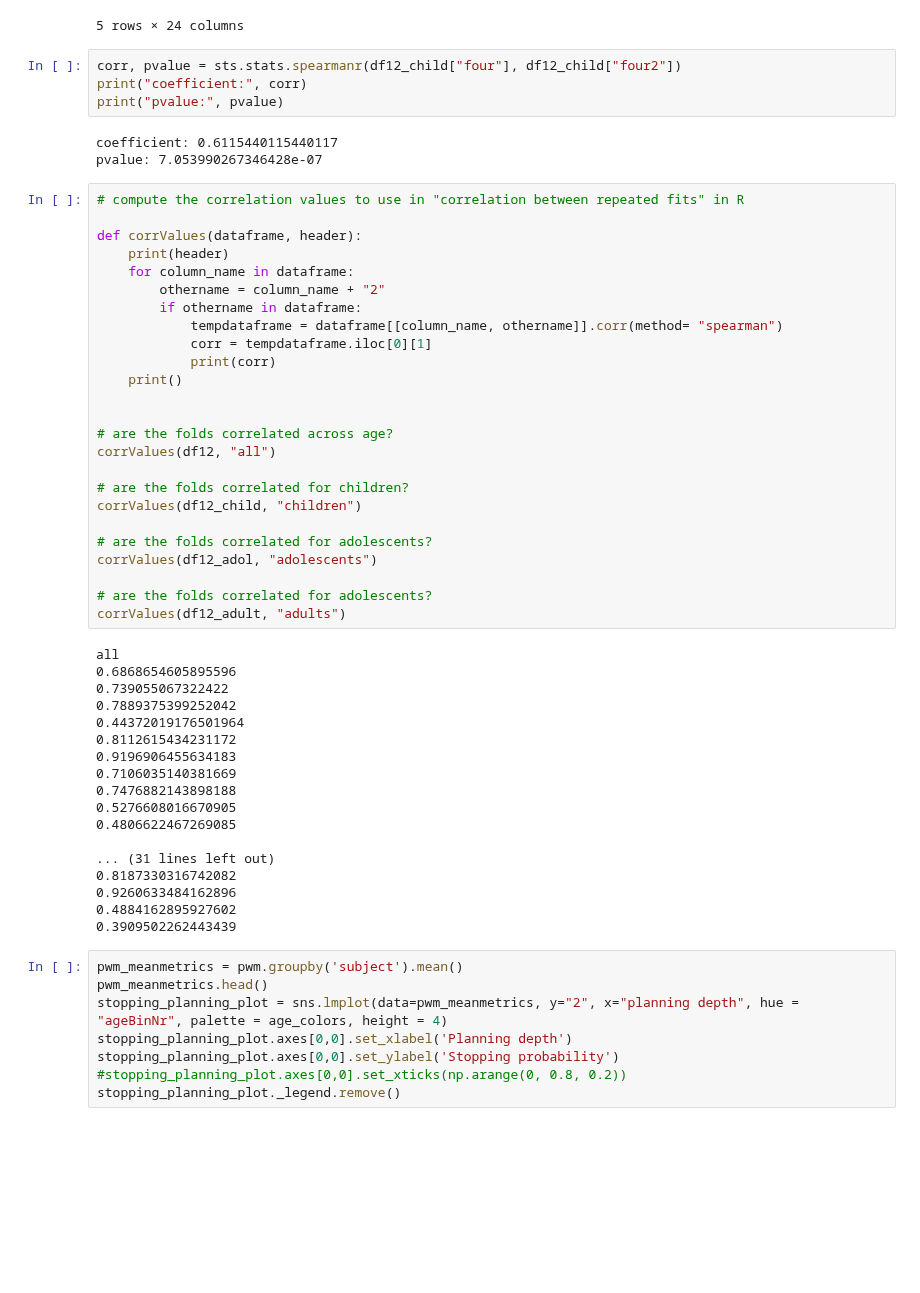
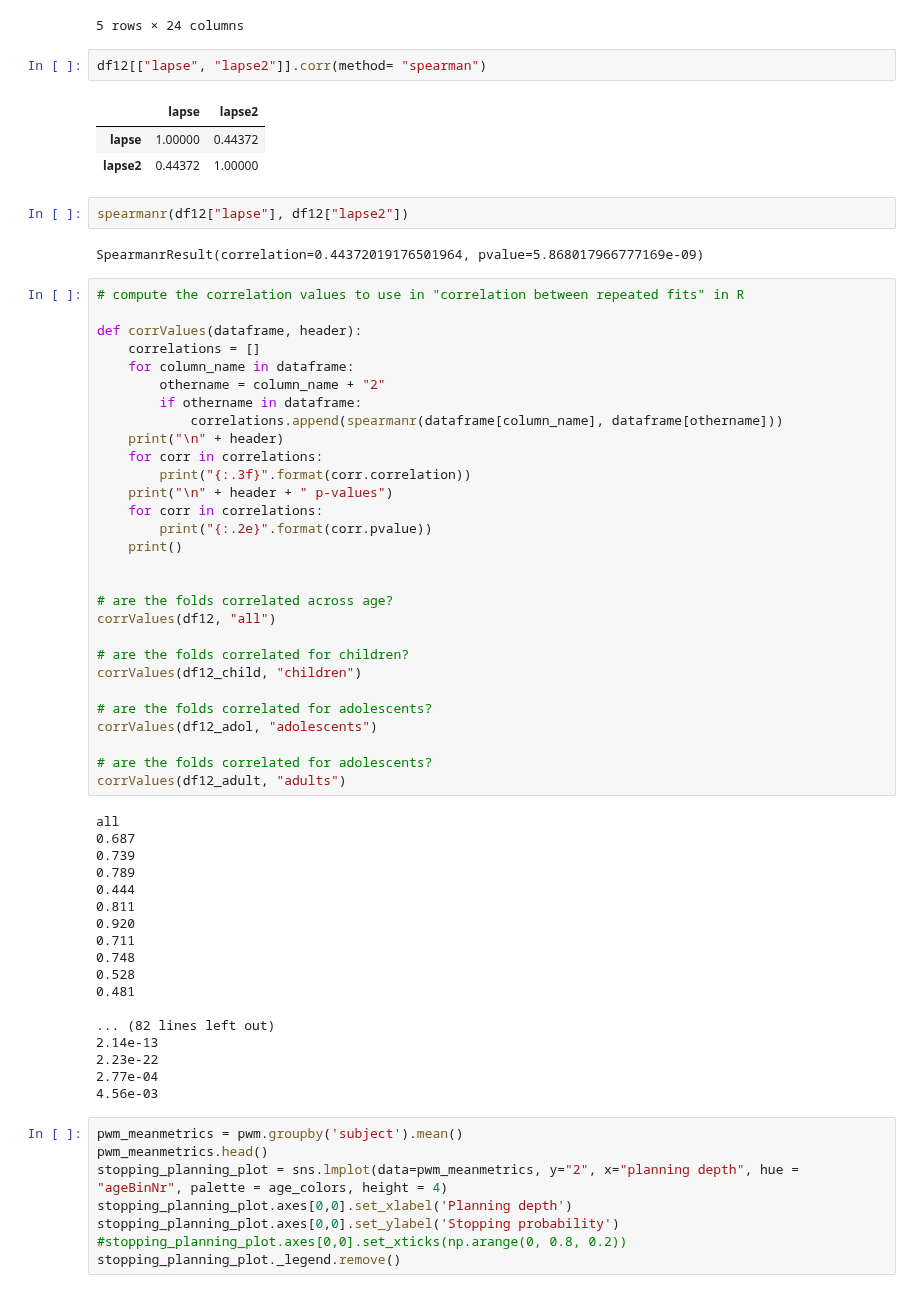
Before and after one commit to sinabolouki/fourinarow_analyses, a Jupyter notebook: Analysis notebooks/new/Age Plots.ipynb, the cells around one changed output. Drawn from its saved outputs; the diff is of its cells as text; blank space fills up the shorter version.

```diff
--- a/Analysis notebooks/new/Age Plots.ipynb
+++ b/Analysis notebooks/new/Age Plots.ipynb
@@ -743,24 +753,31 @@ df12.head()
 | 117:R_2XpQzVOPaMJjkCo | 3 | 3.019318 | 0.192421 | 0.179760 | 0.053563 | 0.929824 | 0.494050 | 0.987366 | 0.156717 | 4.81522 | ... |
 | 121:R_2zoxitKzRuYUblm | 3 | 4.296298 | 0.207309 | 0.248142 | 0.056936 | 0.526414 | 0.525422 | 1.308260 | 0.414756 | 4.24812 | ... |
 5 rows × 24 columns
-# %%
-corr, pvalue = sts.stats.spearmanr(df12_child["four"], df12_child["four2"])
-print("coefficient:", corr)
-print("pvalue:", pvalue)
-# %% [output]
-coefficient: 0.6115440115440117
-pvalue: 7.053990267346428e-07
+# %%
+df12[["lapse", "lapse2"]].corr(method= "spearman")
+# %% [output]
+|  | lapse | lapse2 |
+| lapse | 1.00000 | 0.44372 |
+| lapse2 | 0.44372 | 1.00000 |
+# %%
+spearmanr(df12["lapse"], df12["lapse2"])
+# %% [output]
+SpearmanrResult(correlation=0.44372019176501964, pvalue=5.868017966777169e-09)
 # %%
 # compute the correlation values to use in "correlation between repeated fits" in R
 
 def corrValues(dataframe, header):
-    print(header)
+    correlations = []
     for column_name in dataframe:
         othername = column_name + "2"
         if othername in dataframe:
-            tempdataframe = dataframe[[column_name, othername]].corr(method= "spearman")
-            corr = tempdataframe.iloc[0][1]
-            print(corr)
+            correlations.append(spearmanr(dataframe[column_name], dataframe[othername]))
+    print("\n" + header)
+    for corr in correlations:
+        print("{:.3f}".format(corr.correlation))
+    print("\n" + header + " p-values")
+    for corr in correlations:
+        print("{:.2e}".format(corr.pvalue))
     print()
 
 
@@ -777,22 +794,22 @@ corrValues(df12_adol, "adolescents")
 corrValues(df12_adult, "adults")
 # %% [output]
 all
-0.6868654605895596
-0.739055067322422
-0.7889375399252042
-0.44372019176501964
-0.8112615434231172
-0.9196906455634183
-0.7106035140381669
-0.7476882143898188
-0.5276608016670905
-0.4806622467269085
+0.687
+0.739
+0.789
+0.444
+0.811
+0.920
+0.711
+0.748
+0.528
+0.481
 
-... (31 lines left out)
-0.8187330316742082
-0.9260633484162896
-0.4884162895927602
-0.3909502262443439
+... (82 lines left out)
+2.14e-13
+2.23e-22
+2.77e-04
+4.56e-03
 # %%
 pwm_meanmetrics = pwm.groupby('subject').mean()
 pwm_meanmetrics.head()
```
Also changed, not shown: parts of 16 cells of this notebook.
